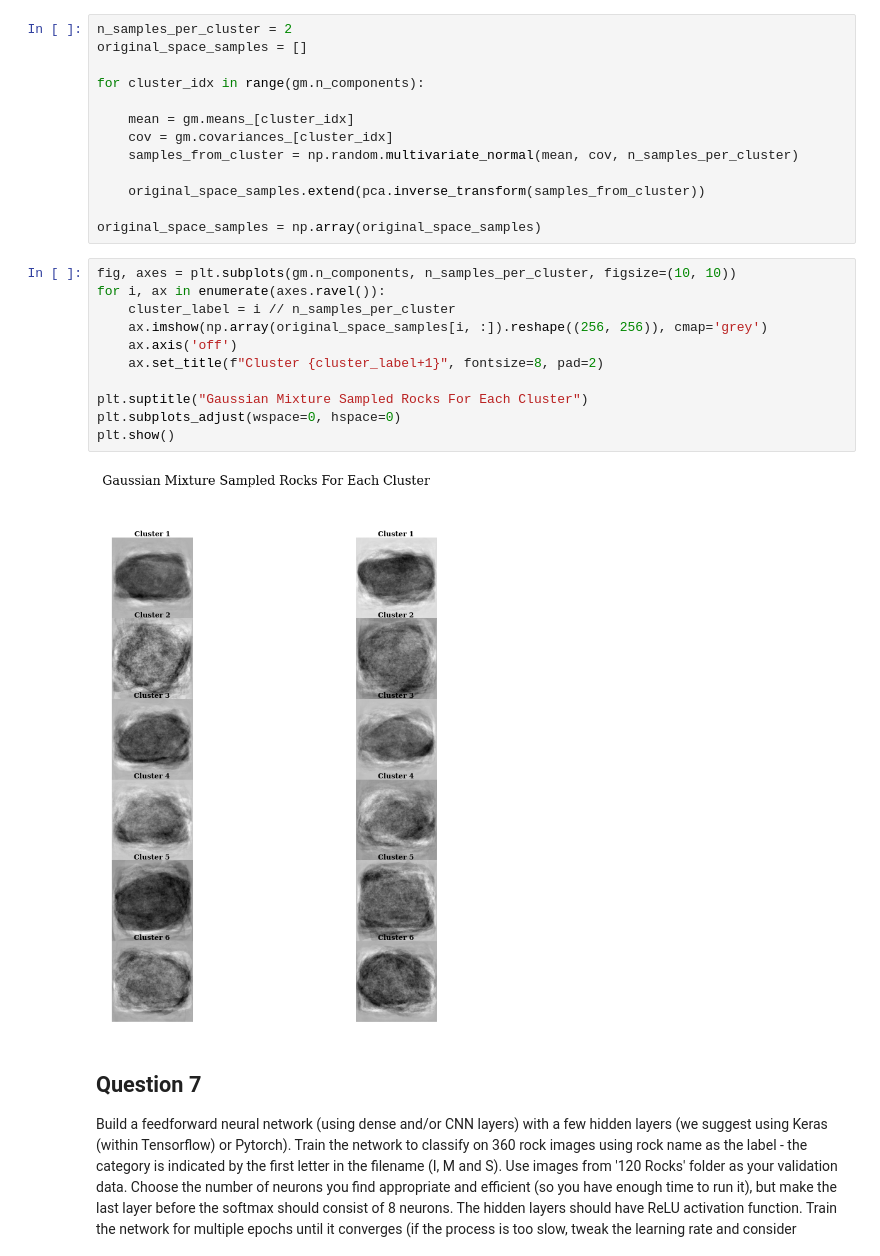
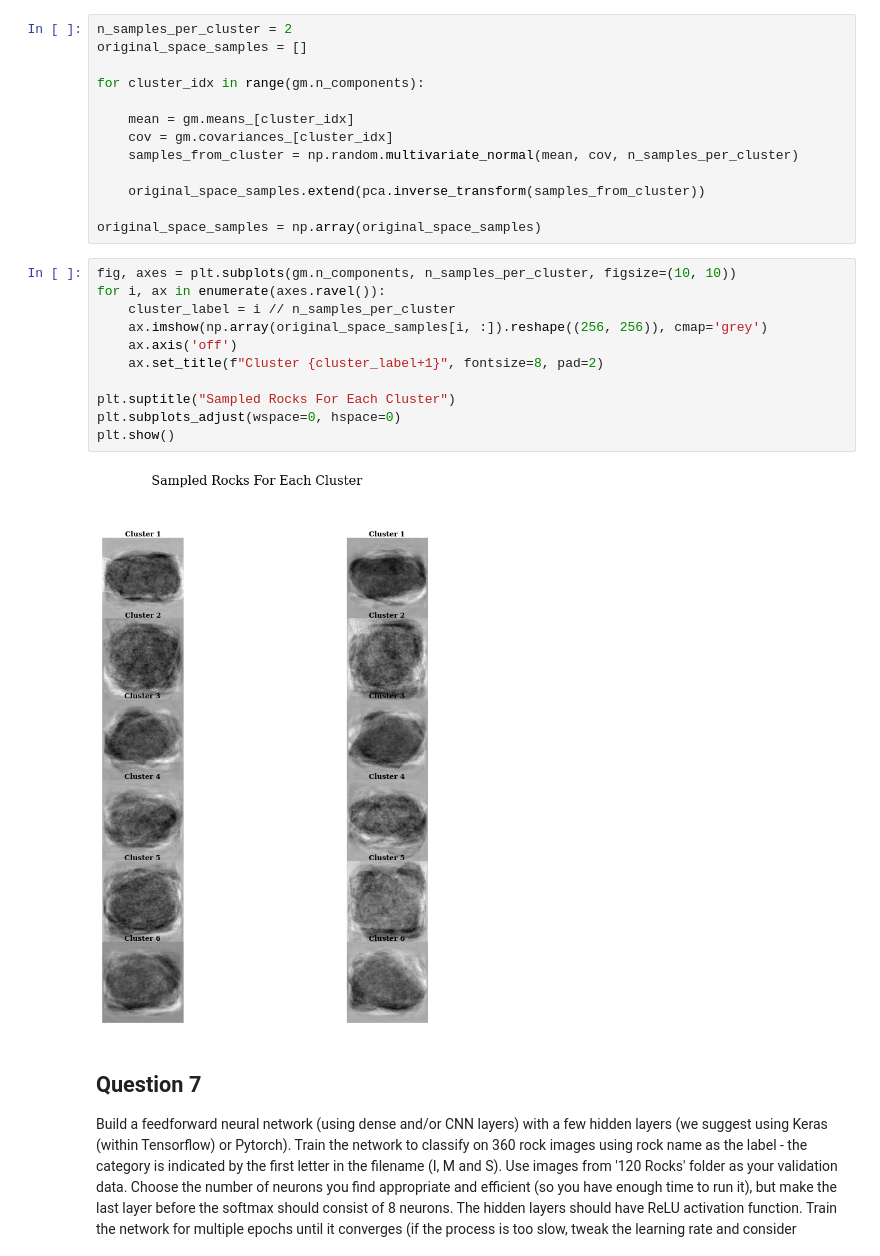
Before and after one commit to jackyeung99/Applied_Machine_Learning, a Jupyter notebook: Assignment03/03_Q1.ipynb, the cells around one changed output. Cells and saved outputs as stored; diff of their text form.

```diff
--- a/Assignment03/03_Q1.ipynb
+++ b/Assignment03/03_Q1.ipynb
@@ -582,16 +631,16 @@ original_space_samples = np.array(original_space_samples)
 # %%
 fig, axes = plt.subplots(gm.n_components, n_samples_per_cluster, figsize=(10, 10))
 for i, ax in enumerate(axes.ravel()):
     cluster_label = i // n_samples_per_cluster
     ax.imshow(np.array(original_space_samples[i, :]).reshape((256, 256)), cmap='grey')
     ax.axis('off')
     ax.set_title(f"Cluster {cluster_label+1}", fontsize=8, pad=2)
 
-plt.suptitle("Gaussian Mixture Sampled Rocks For Each Cluster")
+plt.suptitle("Sampled Rocks For Each Cluster")
 plt.subplots_adjust(wspace=0, hspace=0)
 plt.show()
 # %% [output]
-[figure, old version]
+[figure, new version]
 # %% [markdown]
 <a id="8"></a>
 ## Question 7
```
Also changed, not shown: parts of 79 cells of this notebook, 2 other files.
